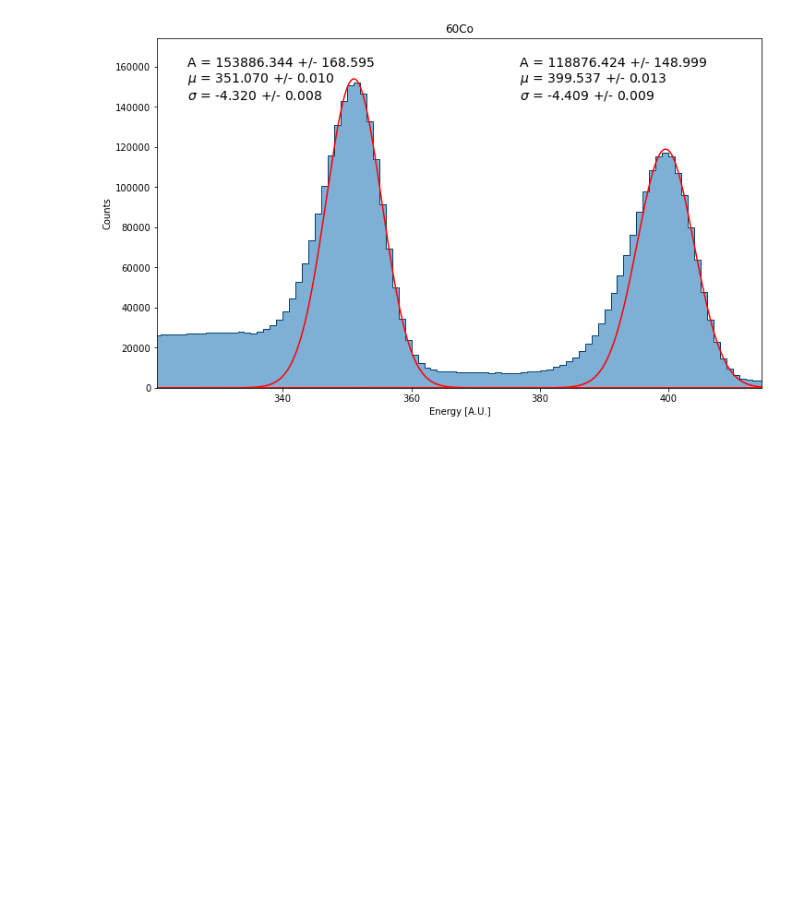
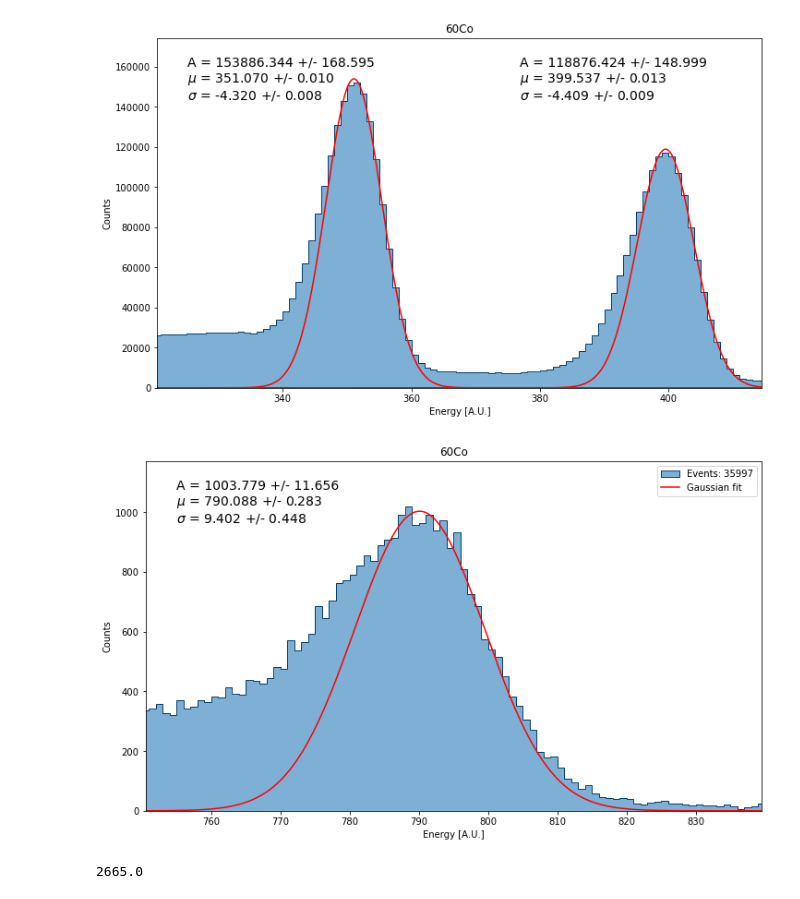
Before and after one commit to niklai99/advanced-laboratory, a Jupyter notebook: cn-calib/labr_a_gaussians.ipynb, the cells around one changed output. Cells and saved outputs as stored; diff of their text form; code cells hidden in the pictures; blank space fills up the shorter version.

Commit message:
labr detectors calibrated

```diff
--- a/cn-calib/labr_a_gaussians.ipynb
+++ b/cn-calib/labr_a_gaussians.ipynb
@@ -263,2 +263,62 @@ save_parameters(par_2, err_2, "labr_a_60Co_1332keV")
 # %% [output]
 [figure]
+# %%
+fig = plt.figure(figsize=(10,6), constrained_layout=True)
+
+source = SOURCE_LIST[0]
+
+x, y  = LaBr3_A.get_energy_histogram(source)
+y_err = np.sqrt(y)
+
+# compute edges from bincenters x
+binwidth = x[1] - x[0]
+edges    = np.append(x - binwidth/2, x[-1] + binwidth/2)
+
+left  = 750
+right = 840
+e_plot = (x > left) & (x < right)
+e_bins = (edges > left - binwidth) & (edges < right + binwidth)
+
+
+ax = plot_energy_spectrum(
+    x             = x,
+    y             = y,
+    energy_filter = e_plot,
+    bins          = edges[e_bins],
+    fig           = fig,
+    title         = f"{source}",
+    xlabel        = "Energy [A.U.]",
+    nrows         = 1,
+    ncols         = 1,
+    idx           = 1,
+    label         = f"Events: {np.sum(y[e_plot]):.0f}"
+)
+
+e_fit_1  = (x > 785) & (x < 800)
+
+
+xgrid = np.linspace(x[e_plot].min(), x[e_plot].max(), 1000)
+
+par_1, err_1 = fit_peak(x=x, y=y, err_y=y_err, func=gaussian, p0=(100, 790, 5), e_fit=e_fit_1)
+
+
+ax.plot(xgrid, gaussian(xgrid, *par_1), "r-", label="Gaussian fit")
+
+
+par_string_1 = build_parameter_string(par_1, err_1)
+
+
+ax.text(0.05, 0.95, par_string_1, transform=ax.transAxes, fontsize=14, verticalalignment='top')
+
+
+ax.legend()
+
+plt.show()
+
+save_parameters(par_1, err_1, "labr_a_60Co_2665keV")
+# %% [output]
+[figure, added]
+# %%
+E_CO_SUM_22
+# %% [output]
+2665.0
```
Also changed, not shown: parts of 2 cells of this notebook, 8 other files.
